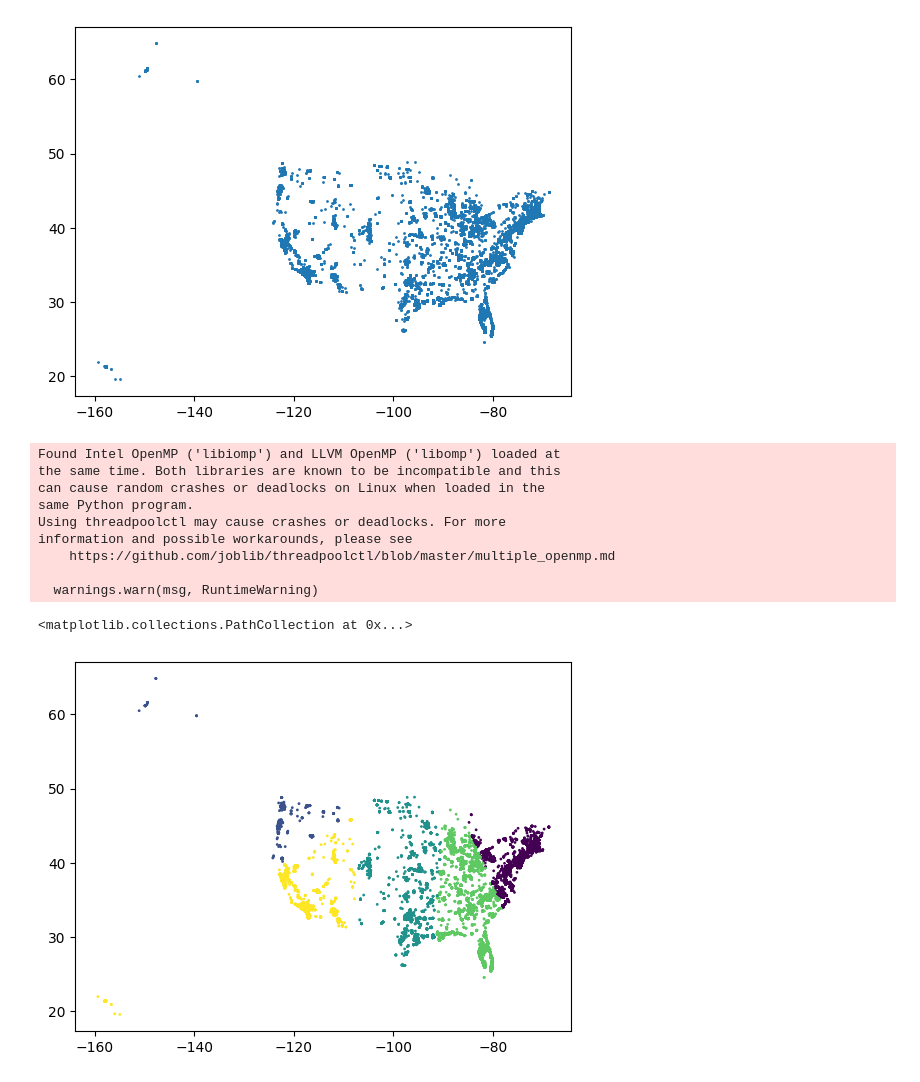
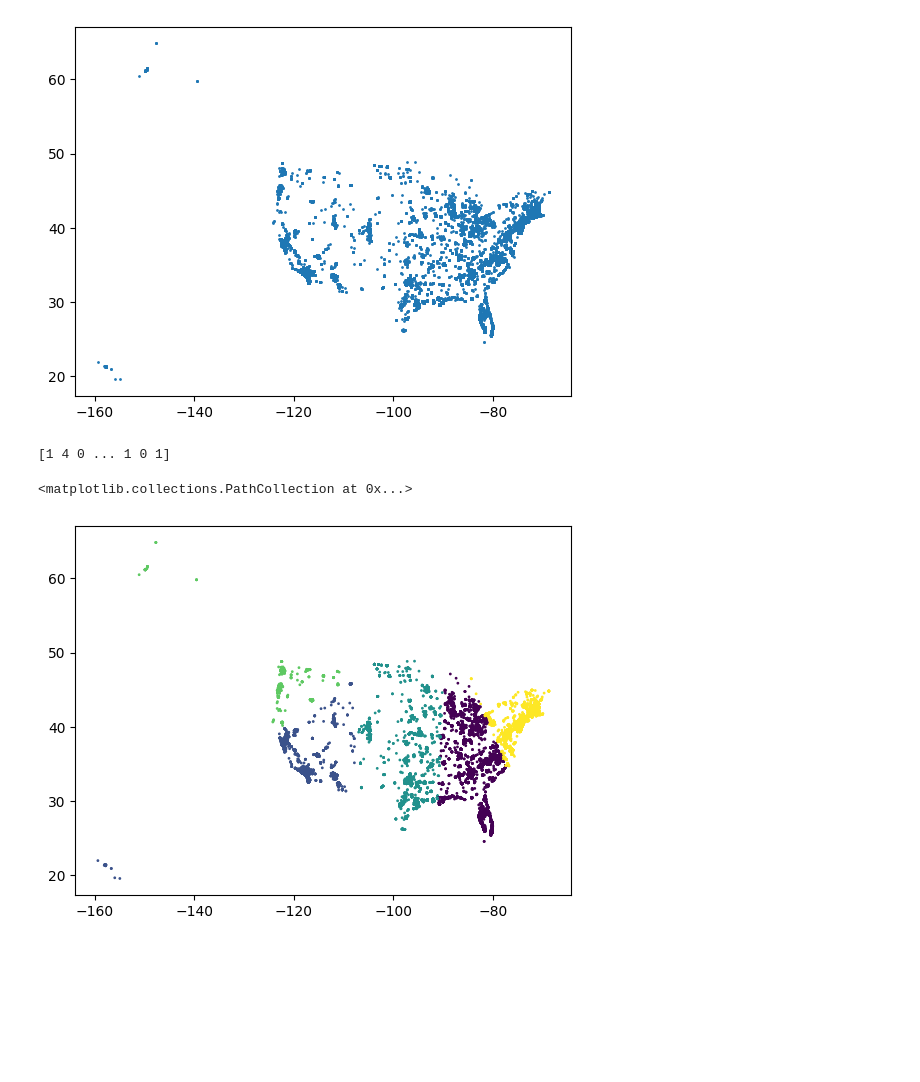
Before and after one commit to FelixFritz02/DataProject-WS-25-26, a Jupyter notebook: clustering_coordinates.ipynb, the cells around one changed output. Saved outputs shown, nothing was run; the diff lists cells and outputs as text; code cells hidden in the pictures; blank space fills up the shorter version.

Commit message:
included clusters

```diff
--- a/clustering_coordinates.ipynb
+++ b/clustering_coordinates.ipynb
@@ -12,20 +12,13 @@ plt.scatter(X["longitude"], X["latitude"], s=1)
 # %%
 from sklearn.cluster import KMeans
 import numpy as np
 
 kmeans = KMeans(n_clusters=5)
 kmeans.fit(X[["longitude", "latitude"]])
-X["cluster"] = kmeans.labels_
-plt.scatter(X["longitude"], X["latitude"], c=X["cluster"], s=1)
+clusters = kmeans.labels_
+print(kmeans.labels_)
+plt.scatter(X["longitude"], X["latitude"], c=clusters, s=1)
 # %% [output]
-Found Intel OpenMP ('libiomp') and LLVM OpenMP ('libomp') loaded at
-the same time. Both libraries are known to be incompatible and this
-can cause random crashes or deadlocks on Linux when loaded in the
-same Python program.
-Using threadpoolctl may cause crashes or deadlocks. For more
-information and possible workarounds, please see
-    https://github.com/joblib/threadpoolctl/blob/master/multiple_openmp.md
-
-  warnings.warn(msg, RuntimeWarning)
+[1 4 0 ... 1 0 1]
 <matplotlib.collections.PathCollection at 0x...>
-[figure, old version]
+[figure, new version]
```
Also changed, not shown: parts of 1 cell of this notebook, 1 other file.
